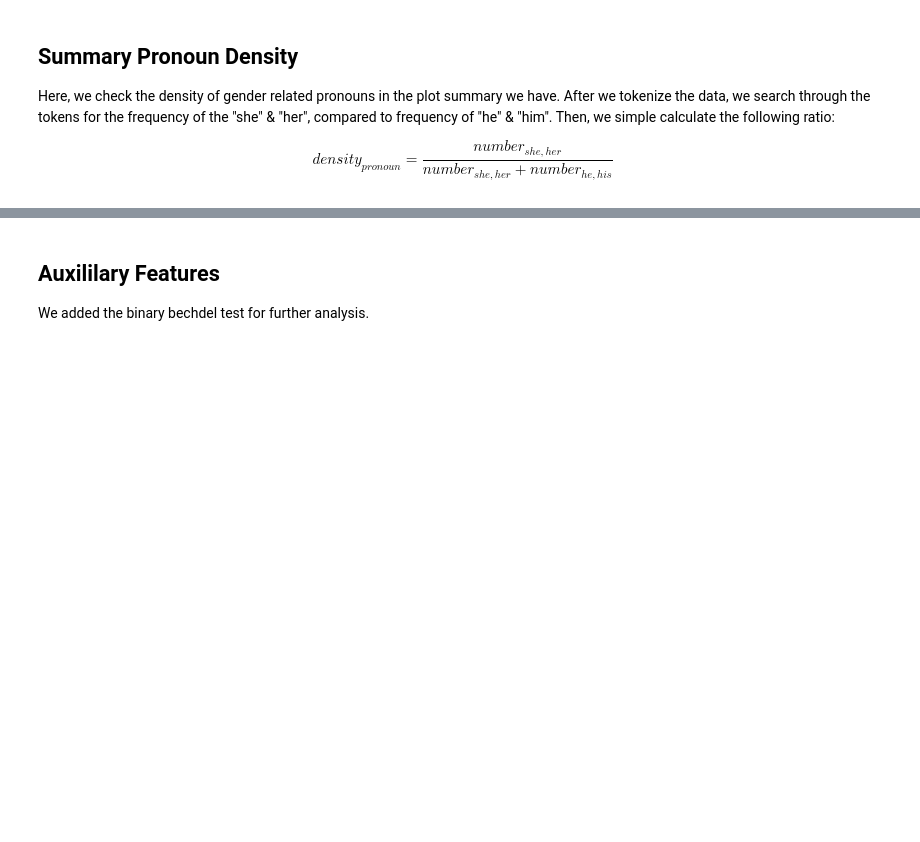
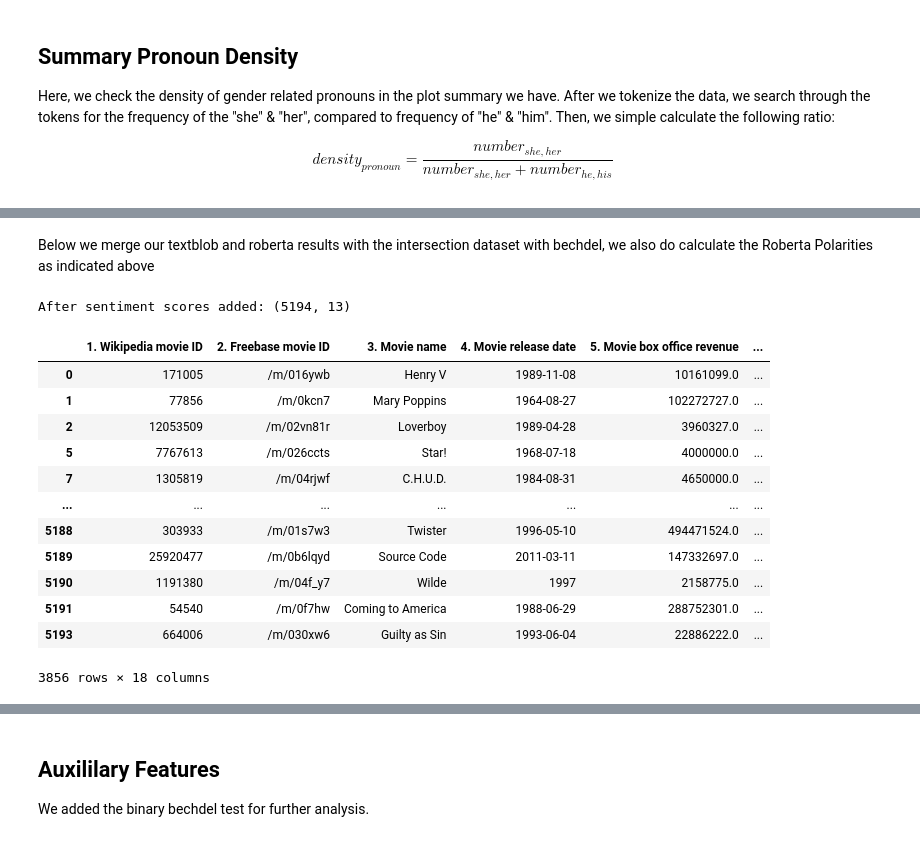
Before and after one commit to epfl-ada/ada-2023-project-pandamonium, a Jupyter notebook: dataset_expand.ipynb, the cells around one changed output, grey strips where cells are left out. Saved outputs shown, nothing was run; the diff lists cells and outputs as text; code cells hidden in the pictures; blank space fills up the shorter version.

```diff
--- a/dataset_expand.ipynb
+++ b/dataset_expand.ipynb
@@ -313,0 +403,30 @@ display(movie_metadata_bechdel_sentiment_fcr_pronoun)
+# %% [markdown]
+Below we merge our textblob and roberta results with the intersection dataset with bechdel, we also do calculate the Roberta Polarities as indicated above
+# %%
+sentiments_sync = sentiments[sentiments["index"].isin(movie_metadata_bechdel_fcr_pronoun["1. Wikipedia movie ID"])]
+sentiments_sync.columns = ["1. Wikipedia movie ID", "negative", "neutral", "positive"]
+movie_metadata_bechdel_fcr_pronoun_sentiment = pd.merge(movie_metadata_bechdel_fcr_pronoun, sentiments_sync, on='1. Wikipedia movie ID', how="left")
+print("After sentiment scores added:",movie_metadata_bechdel_fcr_pronoun.shape)
+
+polarities_sync = polarities[polarities["index"].isin(movie_metadata_bechdel_fcr_pronoun_sentiment["1. Wikipedia movie ID"])]
+polarities_sync.columns = ["1. Wikipedia movie ID", "polarity_bob"]
+movie_metadata_bechdel_fcr_pronoun_sentiment = pd.merge(movie_metadata_bechdel_fcr_pronoun_sentiment, polarities_sync, on='1. Wikipedia movie ID', how="left")
+movie_metadata_bechdel_fcr_pronoun_sentiment["polarity_roberta"]=movie_metadata_bechdel_fcr_pronoun_sentiment["positive"]-movie_metadata_bechdel_fcr_pronoun_sentiment["negative"]
+
+movie_metadata_bechdel_fcr_pronoun_sentiment=movie_metadata_bechdel_fcr_pronoun_sentiment.dropna(subset=["bechdel_score", "actor_mention_score", "polarity_bob", "polarity_roberta", "gender_density"])
+display(movie_metadata_bechdel_fcr_pronoun_sentiment)
+# %% [output]
+After sentiment scores added: (5194, 13)
+|  | 1. Wikipedia movie ID | 2. Freebase movie ID | 3. Movie name | 4. Movie release date | 5. Movie box office revenue | ... |
+| 0 | 171005 | /m/016ywb | Henry V | 1989-11-08 | 10161099.0 | ... |
+| 1 | 77856 | /m/0kcn7 | Mary Poppins | 1964-08-27 | 102272727.0 | ... |
+| 2 | 12053509 | /m/02vn81r | Loverboy | 1989-04-28 | 3960327.0 | ... |
+| 5 | 7767613 | /m/026ccts | Star! | 1968-07-18 | 4000000.0 | ... |
+| 7 | 1305819 | /m/04rjwf | C.H.U.D. | 1984-08-31 | 4650000.0 | ... |
+| ... | ... | ... | ... | ... | ... | ... |
+| 5188 | 303933 | /m/01s7w3 | Twister | 1996-05-10 | 494471524.0 | ... |
+| 5189 | 25920477 | /m/0b6lqyd | Source Code | 2011-03-11 | 147332697.0 | ... |
+| 5190 | 1191380 | /m/04f_y7 | Wilde | 1997 | 2158775.0 | ... |
+| 5191 | 54540 | /m/0f7hw | Coming to America | 1988-06-29 | 288752301.0 | ... |
+| 5193 | 664006 | /m/030xw6 | Guilty as Sin | 1993-06-04 | 22886222.0 | ... |
+3856 rows × 18 columns
```
Also changed, not shown: parts of 24 cells of this notebook.
